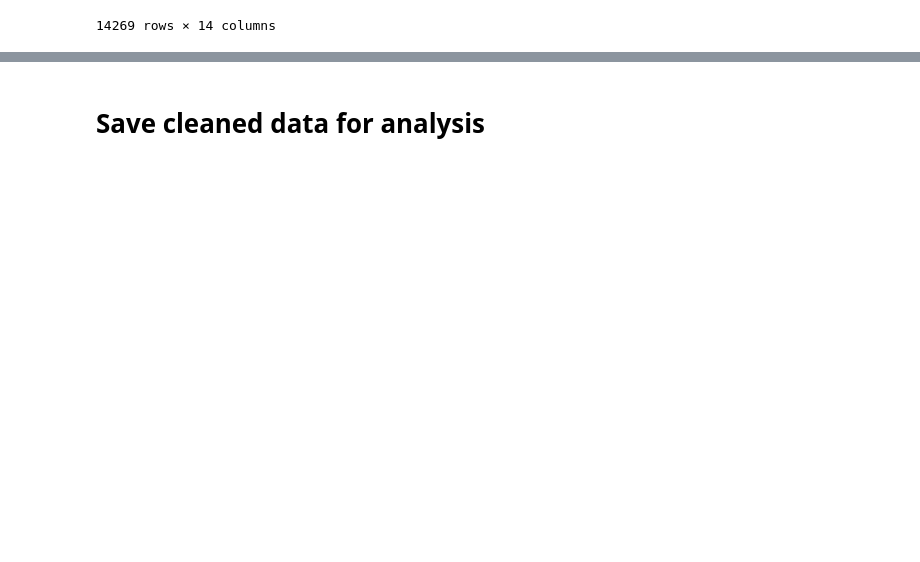
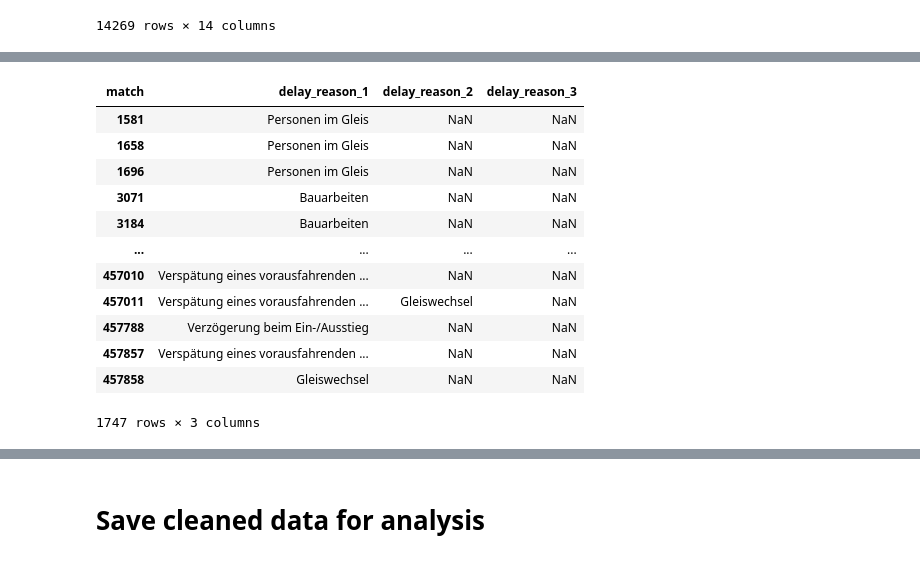
Before and after one commit to krugergui/db_train_dealys, a Jupyter notebook: data_cleaning.ipynb, the cells around one changed output, grey strips where cells are left out. Saved outputs shown, nothing was run; the diff lists cells and outputs as text; code cells hidden in the pictures; blank space fills up the shorter version.

```diff
--- a/data_cleaning.ipynb
+++ b/data_cleaning.ipynb
@@ -449,0 +514,17 @@ See the caveats in the documentation: https://pandas.pydata.org/pandas-docs/stab
+# %%
+separated_alerts = alerts.str.extractall(f'({"|".join(reasons_alert)})').unstack()[0].rename(columns={0:'delay_reason_1',1:'delay_reason_2',2:'delay_reason_3'})
+separated_alerts
+# %% [output]
+| match | delay_reason_1 | delay_reason_2 | delay_reason_3 |
+| 1581 | Personen im Gleis | NaN | NaN |
+| 1658 | Personen im Gleis | NaN | NaN |
+| 1696 | Personen im Gleis | NaN | NaN |
+| 3071 | Bauarbeiten | NaN | NaN |
+| 3184 | Bauarbeiten | NaN | NaN |
+| ... | ... | ... | ... |
+| 457010 | Verspätung eines vorausfahrenden ... | NaN | NaN |
+| 457011 | Verspätung eines vorausfahrenden ... | Gleiswechsel | NaN |
+| 457788 | Verzögerung beim Ein-/Ausstieg | NaN | NaN |
+| 457857 | Verspätung eines vorausfahrenden ... | NaN | NaN |
+| 457858 | Gleiswechsel | NaN | NaN |
+1747 rows × 3 columns
```
Also changed, not shown: parts of 11 cells of this notebook.
